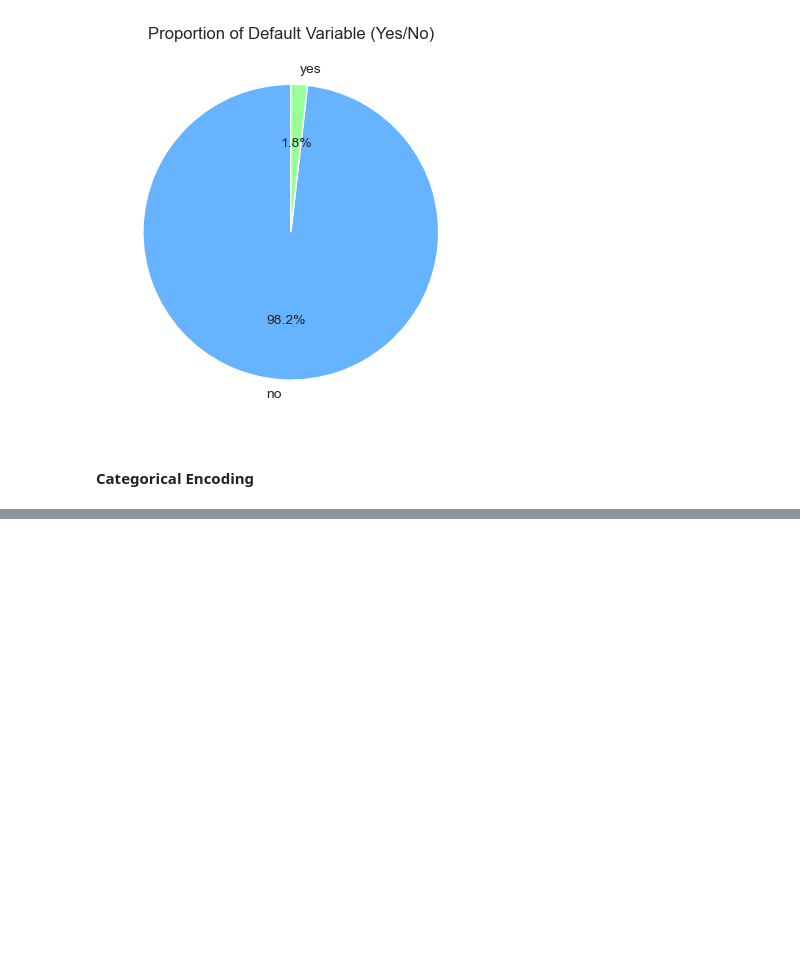
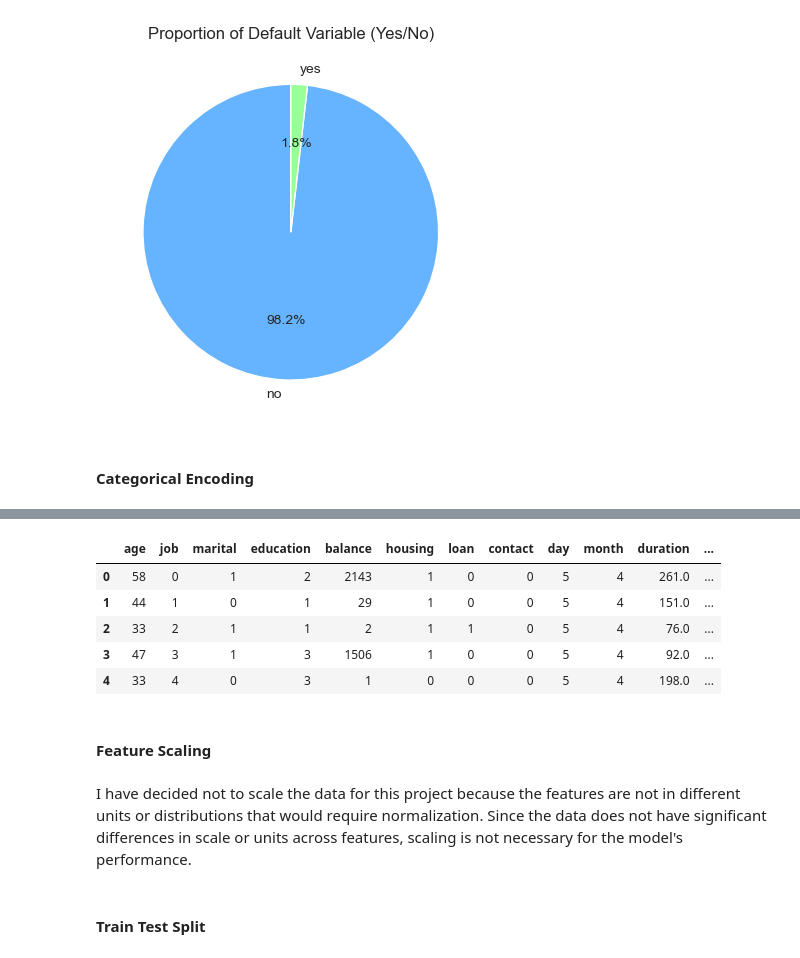
Before and after one commit to senuli-w/CM2604, a Jupyter notebook: 2330973.ipynb, the cells around one changed output, grey strips where cells are left out. Drawn from its saved outputs; the diff is of its cells as text; code cells hidden in the pictures; blank space fills up the shorter version.

```diff
--- a/2330973.ipynb
+++ b/2330973.ipynb
@@ -1186,0 +1149,20 @@ dtype: object
+# %%
+y_mapping = {
+    'no': 0, 'yes': 1
+}
+
+df2['y'] = df2['y'].map(y_mapping)
+df2.head()
+# %% [output]
+|  | age | job | marital | education | balance | housing | loan | contact | day | month | duration | ... |
+| 0 | 58 | 0 | 1 | 2 | 2143 | 1 | 0 | 0 | 5 | 4 | 261.0 | ... |
+| 1 | 44 | 1 | 0 | 1 | 29 | 1 | 0 | 0 | 5 | 4 | 151.0 | ... |
+| 2 | 33 | 2 | 1 | 1 | 2 | 1 | 1 | 0 | 5 | 4 | 76.0 | ... |
+| 3 | 47 | 3 | 1 | 3 | 1506 | 1 | 0 | 0 | 5 | 4 | 92.0 | ... |
+| 4 | 33 | 4 | 0 | 3 | 1 | 0 | 0 | 0 | 5 | 4 | 198.0 | ... |
+# %% [markdown]
+#### Feature Scaling
+# %% [markdown]
+I have decided not to scale the data for this project because the features are not in different units or distributions that would require normalization. Since the data does not have significant differences in scale or units across features, scaling is not necessary for the model's performance.
+# %% [markdown]
+#### Train Test Split
```
Also changed, not shown: parts of 22 cells of this notebook.
